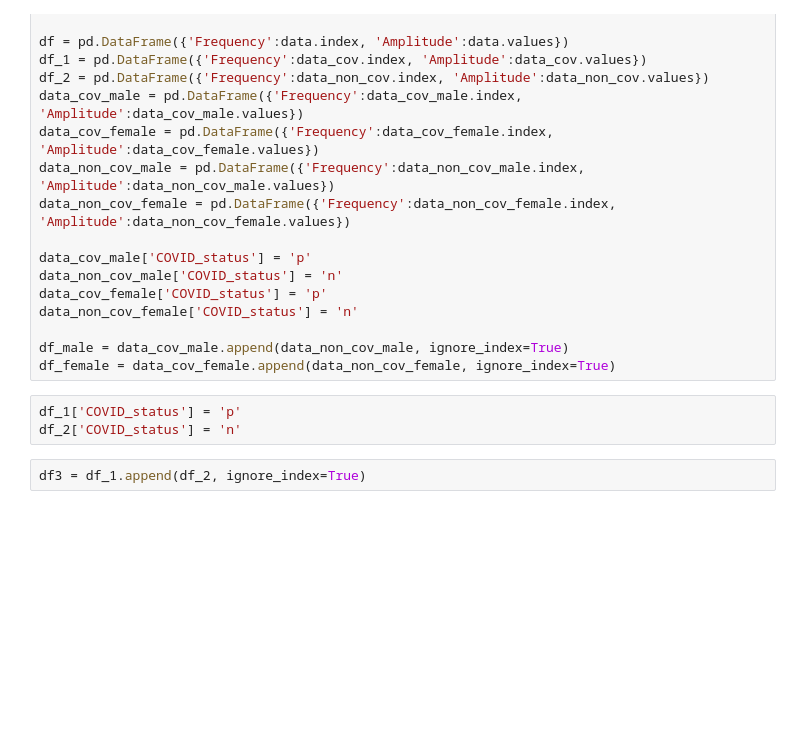
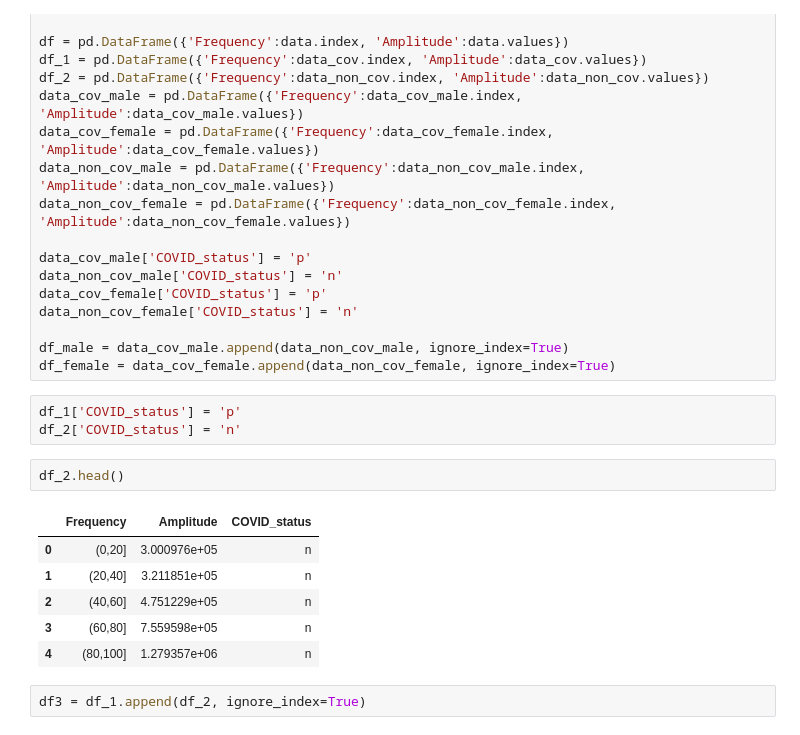
Before and after one commit to HimanshuKGP007/Kaggle_Notebooks, a Jupyter notebook: merged-coswara-freq-data-analysis.ipynb, the cells around one changed output. Drawn from its saved outputs; the diff is of its cells as text; blank space fills up the shorter version.

```diff
--- a/merged-coswara-freq-data-analysis.ipynb
+++ b/merged-coswara-freq-data-analysis.ipynb
@@ -229,6 +199,15 @@ df_female = data_cov_female.append(data_non_cov_female, ignore_index=True)
 # %%
 df_1['COVID_status'] = 'p'
 df_2['COVID_status'] = 'n'
+# %%
+df_2.head()
+# %% [output]
+|  | Frequency | Amplitude | COVID_status |
+| 0 | (0,20] | 3.000976e+05 | n |
+| 1 | (20,40] | 3.211851e+05 | n |
+| 2 | (40,60] | 4.751229e+05 | n |
+| 3 | (60,80] | 7.559598e+05 | n |
+| 4 | (80,100] | 1.279357e+06 | n |
 # %%
 df3 = df_1.append(df_2, ignore_index=True)
 # %%
```
Also changed, not shown: parts of 15 cells of this notebook.
